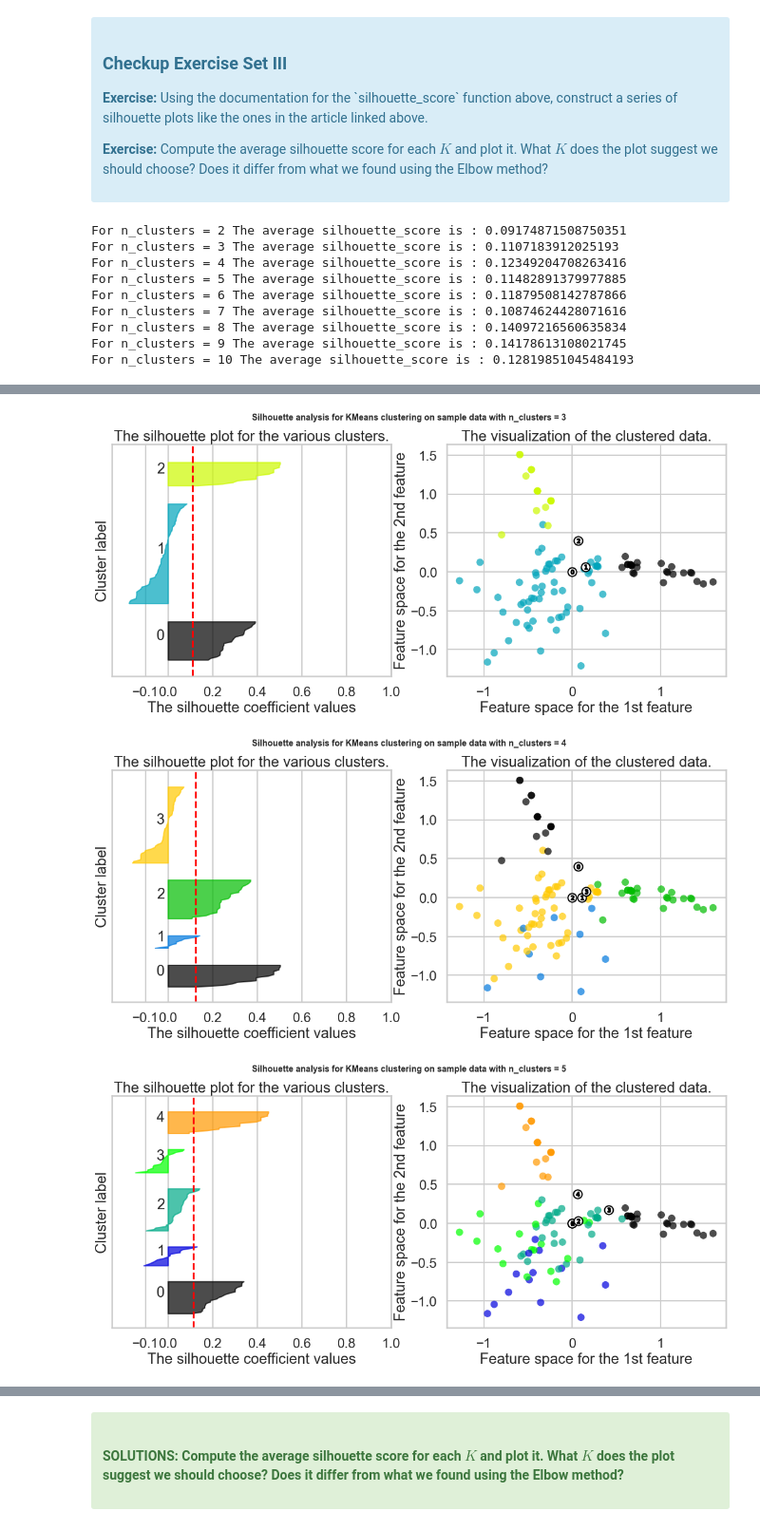
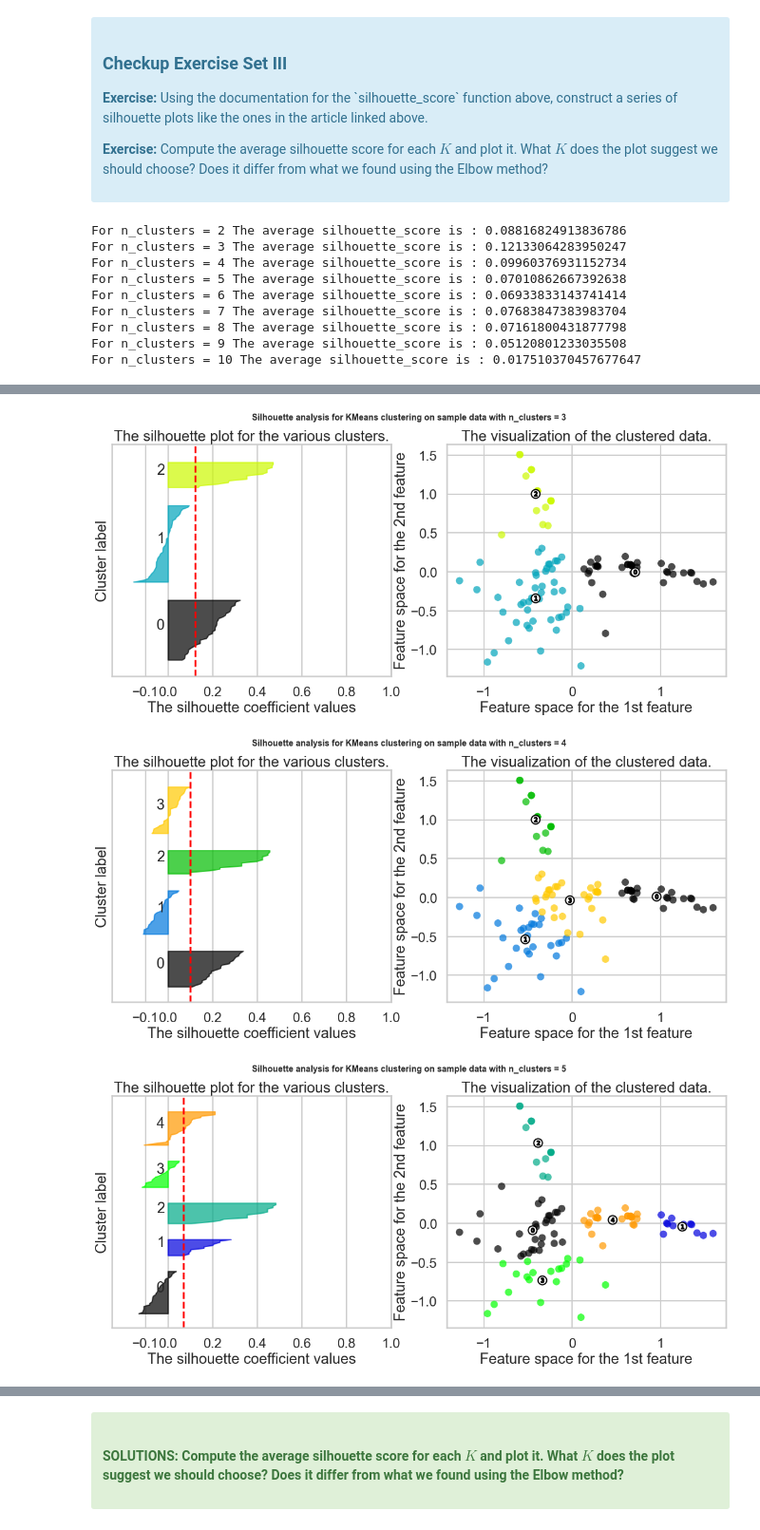
Before and after one commit to yoyo6022/Springboard-hands-on-project, a Jupyter notebook: Student Files_Clustering Case Study_Customer Segmentation /Clustering Case Study - Customer Segmentation with K-Means - Tier 3.ipynb, the cells around one changed output, grey strips where cells are left out. Shown at 95% size. Saved outputs shown, nothing was run; the diff lists cells and outputs as text; code cells hidden in the pictures.

```diff
--- a/Student Files_Clustering Case Study_Customer Segmentation /Clustering Case Study - Customer Segmentation with K-Means - Tier 3.ipynb
+++ b/Student Files_Clustering Case Study_Customer Segmentation /Clustering Case Study - Customer Segmentation with K-Means - Tier 3.ipynb
@@ -245,6 +265,10 @@ from sklearn.decomposition import PCA
 import matplotlib.cm as cm
 
 avg_silhouette_scores = []
+
+pca = PCA(n_components=2)
+pca1,pca2 = zip(*pca.fit_transform(X))
+
 for n_clusters in Krange:
     # Create a subplot with 1 row and 2 columns
     fig, (ax1, ax2) = plt.subplots(1, 2)
@@ -261,7 +285,7 @@ for n_clusters in Krange:
     # Initialize the clusterer with n_clusters value and a random generator
     # seed of 10 for reproducibility.
     clusterer = KMeans(n_clusters=n_clusters, random_state=10)
-    cluster_labels = clusterer.fit_predict(X)
+    cluster_labels = clusterer.fit_predict(pca.fit_transform(X))
 
     # The silhouette_score gives the average value for all the samples.
     # This gives a perspective into the density and separation of the formed
@@ -306,8 +330,6 @@ for n_clusters in Krange:
     ax1.set_yticks([])  # Clear the yaxis labels / ticks
     ax1.set_xticks([-0.1, 0, 0.2, 0.4, 0.6, 0.8, 1])
 
-    pca = PCA(n_components=2)
-    pca1,pca2 = zip(*pca.fit_transform(X))
     # 2nd Plot showing the actual clusters formed
     colors = cm.nipy_spectral(cluster_labels.astype(float) / n_clusters)
     ax2.scatter(pca1, pca2, lw=0, alpha=0.7, c=colors, edgecolor='k')
@@ -332,12 +354,12 @@ for n_clusters in Krange:
 
 plt.show()
 # %% [output]
-For n_clusters = 2 The average silhouette_score is : 0.09174871508750351
-For n_clusters = 3 The average silhouette_score is : 0.1107183912025193
-For n_clusters = 4 The average silhouette_score is : 0.12349204708263416
-For n_clusters = 5 The average silhouette_score is : 0.11482891379977885
-For n_clusters = 6 The average silhouette_score is : 0.11879508142787866
-For n_clusters = 7 The average silhouette_score is : 0.10874624428071616
-For n_clusters = 8 The average silhouette_score is : 0.14097216560635834
-For n_clusters = 9 The average silhouette_score is : 0.14178613108021745
-For n_clusters = 10 The average silhouette_score is : 0.12819851045484193
+For n_clusters = 2 The average silhouette_score is : 0.08816824913836786
+For n_clusters = 3 The average silhouette_score is : 0.12133064283950247
+For n_clusters = 4 The average silhouette_score is : 0.09960376931152734
+For n_clusters = 5 The average silhouette_score is : 0.07010862667392638
+For n_clusters = 6 The average silhouette_score is : 0.06933833143741414
+For n_clusters = 7 The average silhouette_score is : 0.07683847383983704
+For n_clusters = 8 The average silhouette_score is : 0.07161800431877798
+For n_clusters = 9 The average silhouette_score is : 0.05120801233035508
+For n_clusters = 10 The average silhouette_score is : 0.017510370457677647
@@ -345,3 +367,3 @@ For n_clusters = 10 The average silhouette_score is : 0.12819851045484193
-[figure, old version]
+[figure, new version]
-[figure, old version]
+[figure, new version]
-[figure, old version]
+[figure, new version]
```
Also changed, not shown: parts of 10 cells of this notebook.
